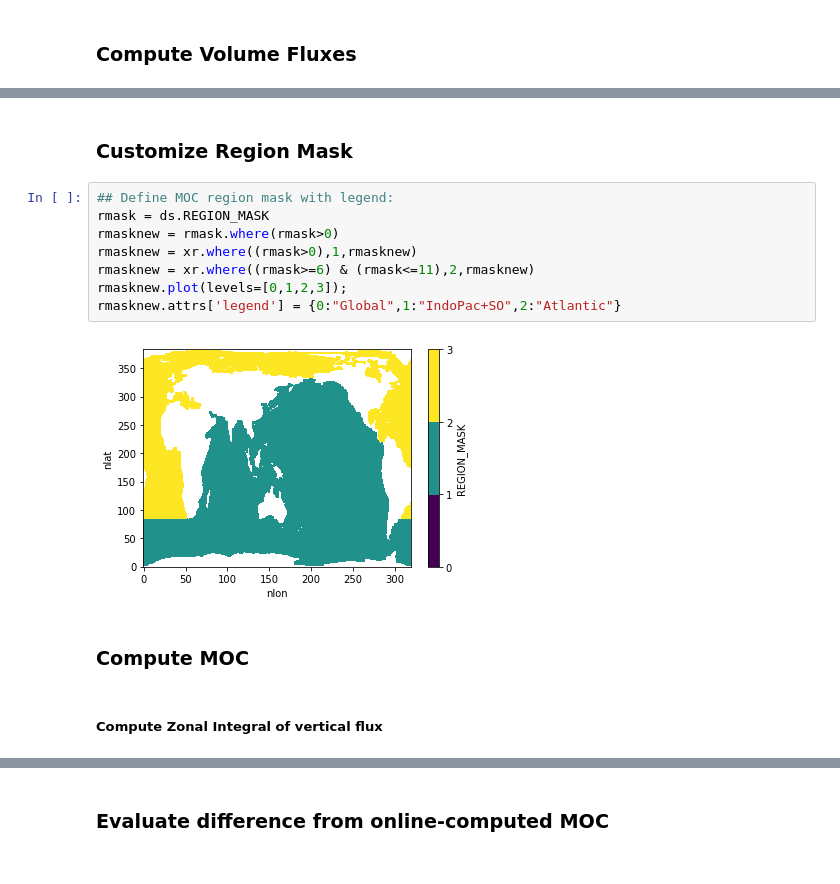
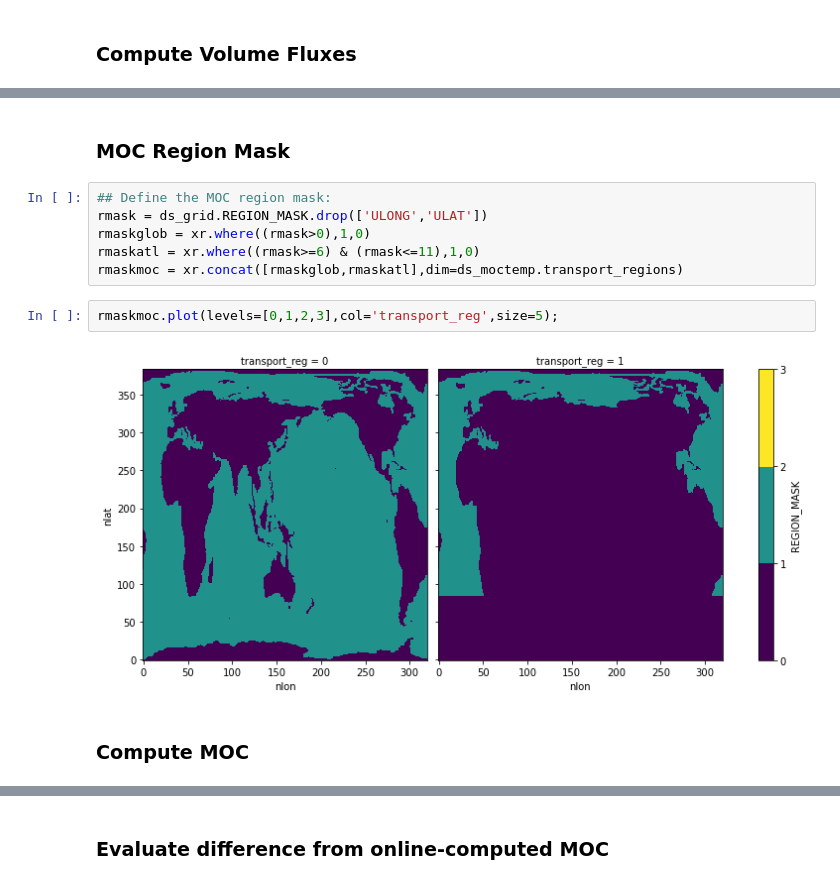
Before and after one commit to sgyeager/POP_MOC, a Jupyter notebook: notebooks/pop_MOCz_1deg.ipynb, the cells around one changed output, grey strips where cells are left out. Saved outputs shown, nothing was run; the diff lists cells and outputs as text.

```diff
--- a/notebooks/pop_MOCz_1deg.ipynb
+++ b/notebooks/pop_MOCz_1deg.ipynb
@@ -74,16 +70,14 @@ Attributes:
 # %% [markdown]
-### Customize Region Mask
+### MOC Region Mask
 # %%
-## Define MOC region mask with legend:
-rmask = ds.REGION_MASK
-rmasknew = rmask.where(rmask>0)
-rmasknew = xr.where((rmask>0),1,rmasknew)
-rmasknew = xr.where((rmask>=6) & (rmask<=11),2,rmasknew)
-rmasknew.plot(levels=[0,1,2,3]);
-rmasknew.attrs['legend'] = {0:"Global",1:"IndoPac+SO",2:"Atlantic"}
+## Define the MOC region mask:
+rmask = ds_grid.REGION_MASK.drop(['ULONG','ULAT'])
+rmaskglob = xr.where((rmask>0),1,0)
+rmaskatl = xr.where((rmask>=6) & (rmask<=11),1,0)
+rmaskmoc = xr.concat([rmaskglob,rmaskatl],dim=ds_moctemp.transport_regions)
-# %% [output]
-[figure, removed]
+# %%
+rmaskmoc.plot(levels=[0,1,2,3],col='transport_reg',size=5);
+# %% [output]
+[figure, added]
 # %% [markdown]
 ### Compute MOC
-# %% [markdown]
-##### Compute Zonal Integral of vertical flux
```
Also changed, not shown: parts of 25 cells of this notebook, 1 other file.
